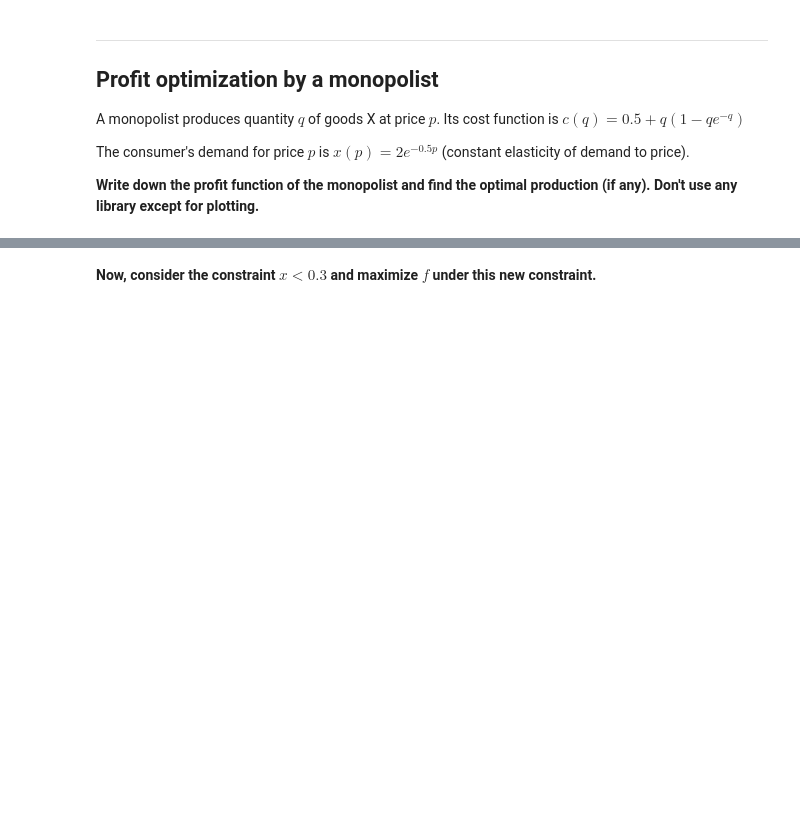
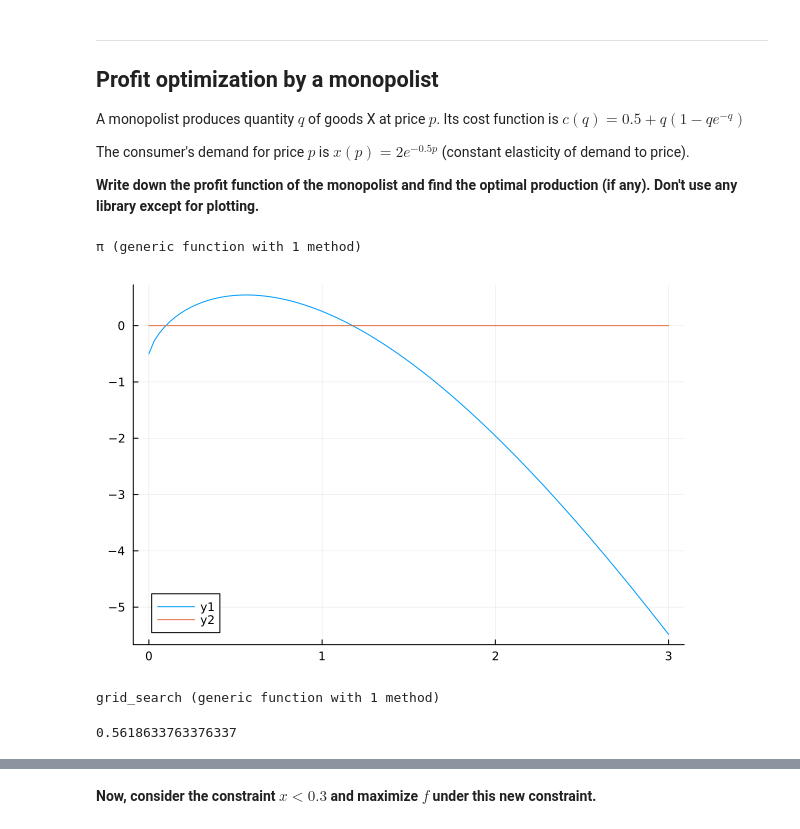
Before and after one commit to albop/mie37, a Jupyter notebook: tutorials/4_Optimization.ipynb, the cells around one changed output, grey strips where cells are left out. Cells and saved outputs as stored; diff of their text form; code cells hidden in the pictures; blank space fills up the shorter version.

```diff
--- a/tutorials/4_Optimization.ipynb
+++ b/tutorials/4_Optimization.ipynb
@@ -21,3 +21,10 @@ A monopolist produces quantity $q$ of goods X at price $p$. Its cost function is
 The consumer's demand for price $p$ is $x(p)=2 e^{-0.5 p}$ (constant elasticity of demand to price).
 
 __Write down the profit function of the monopolist and find the optimal production (if any). Don't use any library except for plotting.__
+# %%
+# c(q) = 2exp(-0.5q)
+c(q) = 0.5 + q*(1-q*exp(-q))
+p(q) = -2(log(q)-log(2))
+π(q) = q*p(q) - c(q)
+# %% [output]
+π (generic function with 1 method)
@@ -23,0 +33,33 @@ __Write down the profit function of the monopolist and find the optimal producti
+# %%
+qvec = range(0.0001,3; length=100)
+# πvec = [π(e) for e in qvec]
+πvec = π.(qvec);
+# %%
+plot(qvec, πvec)
+plot!(qvec, qvec*0)
+# %% [output]
+[figure, added]
+# %%
+function grid_search(f, a, b, N)
+    # looks for the optimal on N+1 points grid
+    i0 = -1 # keeps index of the optimal
+    f0 = -10000
+    for n = 1:N
+        xi = a + (b-a)*(n-1)/(N-1)
+        fi = f(xi)
+        if fi>f0
+            f0 = fi
+            i0 = n
+        end
+    end
+
+    η = (b-a)/N
+    #return optimal x
+    return a + (b-a)*(i0-1)/(N-1)
+end
+# %% [output]
+grid_search (generic function with 1 method)
+# %%
+res =  grid_search(π, 0.00001, 2, 10000)
+# %% [output]
+0.5618633763376337
```
Also changed, not shown: parts of 20 cells of this notebook, 38 other files.
